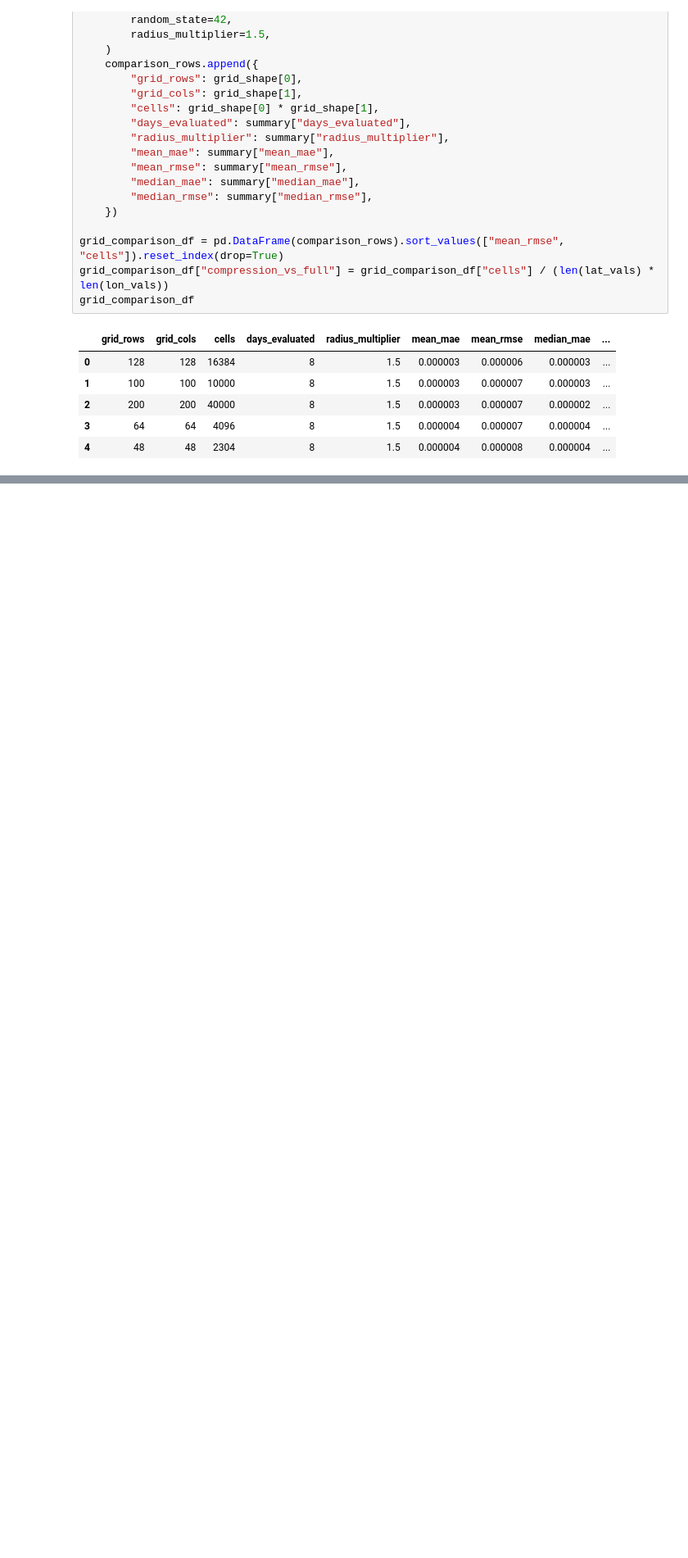
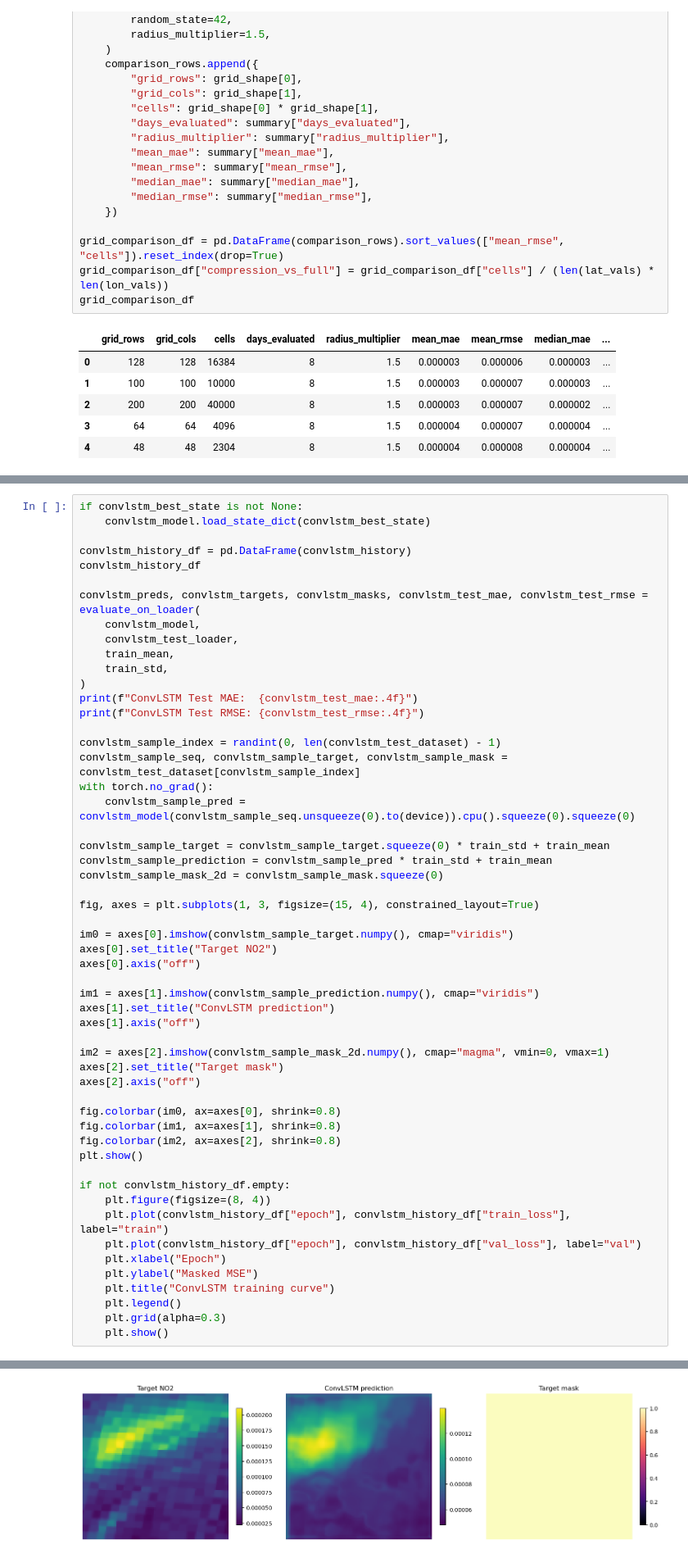
Before and after one commit to ArjSheth/ClimateConsciousImli, a Jupyter notebook: ml_stuff_finally.ipynb, the cells around one changed output, grey strips where cells are left out. Shown at 82% size. Cells and saved outputs as stored; diff of their text form; blank space fills up the shorter version.

```diff
--- a/ml_stuff_finally.ipynb
+++ b/ml_stuff_finally.ipynb
@@ -1011,0 +1612,55 @@ Longitude axis length: 100
+# %%
+if convlstm_best_state is not None:
+    convlstm_model.load_state_dict(convlstm_best_state)
+
+convlstm_history_df = pd.DataFrame(convlstm_history)
+convlstm_history_df
+
+convlstm_preds, convlstm_targets, convlstm_masks, convlstm_test_mae, convlstm_test_rmse = evaluate_on_loader(
+    convlstm_model,
+    convlstm_test_loader,
+    train_mean,
+    train_std,
+)
+print(f"ConvLSTM Test MAE:  {convlstm_test_mae:.4f}")
+print(f"ConvLSTM Test RMSE: {convlstm_test_rmse:.4f}")
+
+convlstm_sample_index = randint(0, len(convlstm_test_dataset) - 1)
+convlstm_sample_seq, convlstm_sample_target, convlstm_sample_mask = convlstm_test_dataset[convlstm_sample_index]
+with torch.no_grad():
+    convlstm_sample_pred = convlstm_model(convlstm_sample_seq.unsqueeze(0).to(device)).cpu().squeeze(0).squeeze(0)
+
+convlstm_sample_target = convlstm_sample_target.squeeze(0) * train_std + train_mean
+convlstm_sample_prediction = convlstm_sample_pred * train_std + train_mean
+convlstm_sample_mask_2d = convlstm_sample_mask.squeeze(0)
+
+fig, axes = plt.subplots(1, 3, figsize=(15, 4), constrained_layout=True)
+
+im0 = axes[0].imshow(convlstm_sample_target.numpy(), cmap="viridis")
+axes[0].set_title("Target NO2")
+axes[0].axis("off")
+
+im1 = axes[1].imshow(convlstm_sample_prediction.numpy(), cmap="viridis")
+axes[1].set_title("ConvLSTM prediction")
+axes[1].axis("off")
+
+im2 = axes[2].imshow(convlstm_sample_mask_2d.numpy(), cmap="magma", vmin=0, vmax=1)
+axes[2].set_title("Target mask")
+axes[2].axis("off")
+
+fig.colorbar(im0, ax=axes[0], shrink=0.8)
+fig.colorbar(im1, ax=axes[1], shrink=0.8)
+fig.colorbar(im2, ax=axes[2], shrink=0.8)
+plt.show()
+
+if not convlstm_history_df.empty:
+    plt.figure(figsize=(8, 4))
+    plt.plot(convlstm_history_df["epoch"], convlstm_history_df["train_loss"], label="train")
+    plt.plot(convlstm_history_df["epoch"], convlstm_history_df["val_loss"], label="val")
+    plt.xlabel("Epoch")
+    plt.ylabel("Masked MSE")
+    plt.title("ConvLSTM training curve")
+    plt.legend()
+    plt.grid(alpha=0.3)
+    plt.show()
+# %% [output]
@@ -1011,0 +1669 @@ Longitude axis length: 100
+[figure, added]
```
Also changed, not shown: parts of 18 cells of this notebook.
